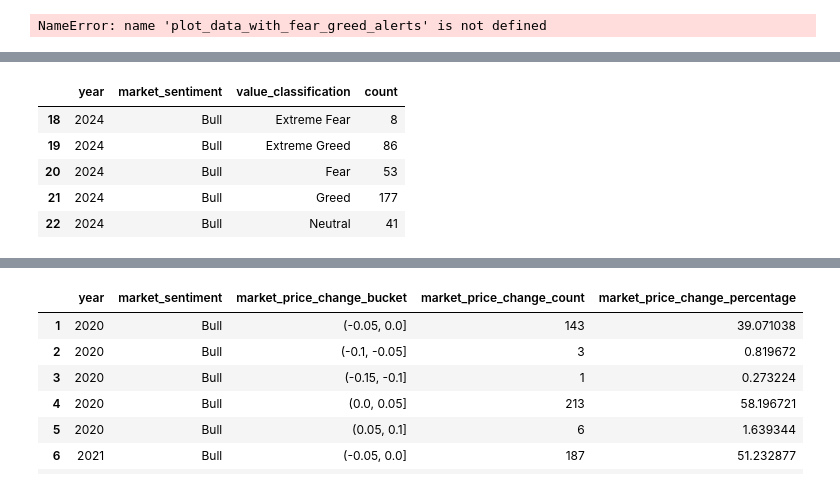
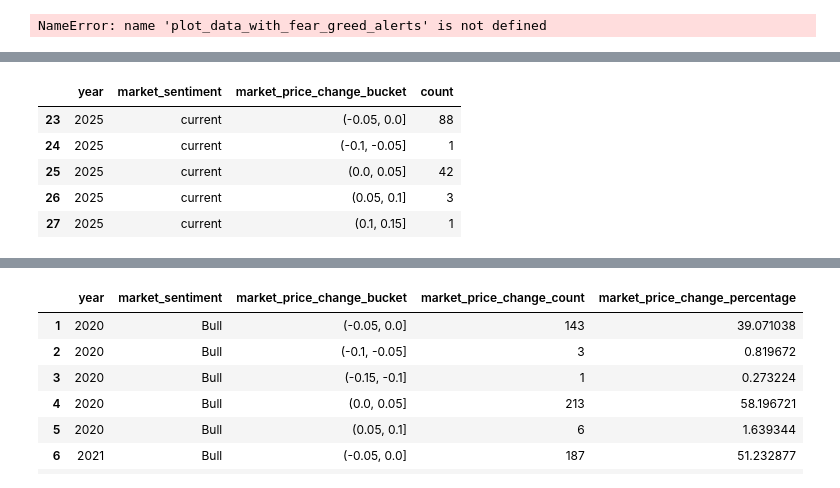
Before and after one commit to yangforbig/Crypto-Fear-Greed-Index-Graph, a Jupyter notebook: data analysis/stream_data.ipynb, the cells around one changed output, grey strips where cells are left out. Drawn from its saved outputs; the diff is of its cells as text; code cells hidden in the pictures.

```diff
--- a/data analysis/stream_data.ipynb
+++ b/data analysis/stream_data.ipynb
@@ -266,6 +268,7 @@ def transform_price_data_daily(df):
         return pd.DataFrame()
 
     daily_df = pd.DataFrame(daily_data)
+    daily_df['date'] = pd.to_datetime(daily_df['date'])
 
     # Calculate daily price change
     daily_df['daily_price_change'] = (
@@ -313,0 +334,2 @@ bitcoin_df_1 = get_historical_price_data("BTC", pd.to_datetime('2025-04-10'), da
+# %%
+bitcoin_df_transformed = transform_price_data_daily(bitcoin_df_1)
@@ -368,7 +400,7 @@ def update_bitcoin_prices_daily(df, db_params, table_name='bitcoin_prices_daily'
 
         if latest_date is not None:
             # Ensure both dates are in the same format (date)
-            latest_date = pd.Timestamp(latest_date).date()
+            latest_date = pd.to_datetime(latest_date)
             new_data = df[df['date'] > latest_date]
             existing_data = df[df['date'] <= latest_date]
 
@@ -382,6 +414,13 @@ def update_bitcoin_prices_daily(df, db_params, table_name='bitcoin_prices_daily'
         for col in df.columns:
             if 'timestamp' in col.lower() or 'time' in col.lower() or 'date' in col.lower():
                 dtype[col] = types.DateTime()
+
+        columns = [
+            'date', 'market_open_price', 'market_open_timestamp', 'market_close_price',
+            'market_close_timestamp', 'avg_price', 'daily_high', 'daily_low',
+            'daily_price_change', 'market_price_change', 'updated_at'
+        ]
+        new_data = new_data[columns]
 
         # Insert new records
         if not new_data.empty:
@@ -443,5 +482,5 @@ def update_bitcoin_prices_daily(df, db_params, table_name='bitcoin_prices_daily'
 # %%
 # Example usage:
 # Replace your existing database loading code with:
-update_bitcoin_prices_daily(bitcoin_df_transformed, db_params, 'bitcoin_prices_daily_test')
+update_bitcoin_prices_daily(bitcoin_df_transformed, db_params, 'bitcoin_prices_daily')
 # %% [output]
@@ -801,26 +840,26 @@ merged_bitcoin_fg_df.head(20)
 # %%
 df = merged_bitcoin_fg_df
 
 
 # Convert the 'date' column to datetime format if it's not already
 df['date'] = pd.to_datetime(df['date'], errors='coerce')
 
 # Check for any NaT values that may have resulted from the conversion
 if df['date'].isnull().any():
     print("Warning: Some dates could not be converted and are set to NaT.")
 
 # Extract the year from the date column and create a new column
 df['year'] = df['date'].dt.year
 
 # Group by both 'year' and 'value_classification' and count occurrences
-yearly_sentiment_counts = df[df.year >=2018].groupby(['year', 'market_sentiment','value_classification']).size().reset_index(name='count')
+yearly_sentiment_counts = df[df.year >=2018].groupby(['year', 'market_sentiment','market_price_change_bucket']).size().reset_index(name='count')
 
 
-yearly_sentiment_counts[yearly_sentiment_counts['year']==2024]
+# Display the result
 # %% [output]
-|  | year | market_sentiment | value_classification | count |
-| 18 | 2024 | Bull | Extreme Fear | 8 |
-| 19 | 2024 | Bull | Extreme Greed | 86 |
-| 20 | 2024 | Bull | Fear | 53 |
-| 21 | 2024 | Bull | Greed | 177 |
-| 22 | 2024 | Bull | Neutral | 41 |
+|  | year | market_sentiment | market_price_change_bucket | count |
+| 23 | 2025 | current | (-0.05, 0.0] | 88 |
+| 24 | 2025 | current | (-0.1, -0.05] | 1 |
+| 25 | 2025 | current | (0.0, 0.05] | 42 |
+| 26 | 2025 | current | (0.05, 0.1] | 3 |
+| 27 | 2025 | current | (0.1, 0.15] | 1 |
```
Also changed, not shown: parts of 31 cells of this notebook, 1 other file.
